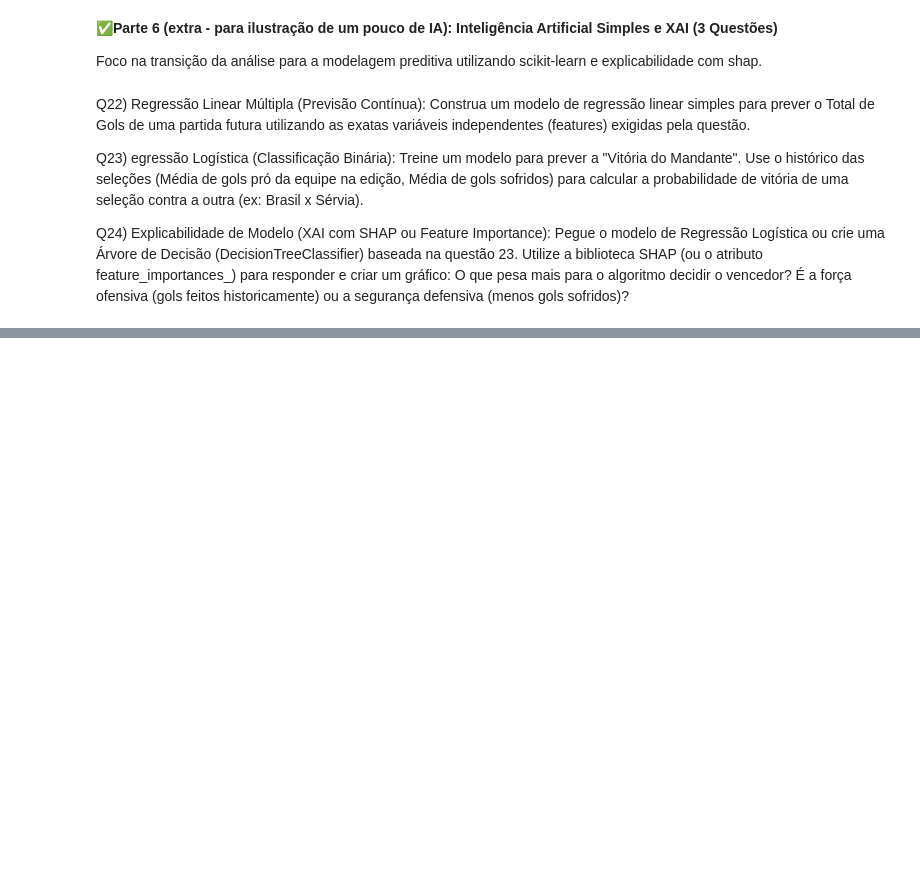
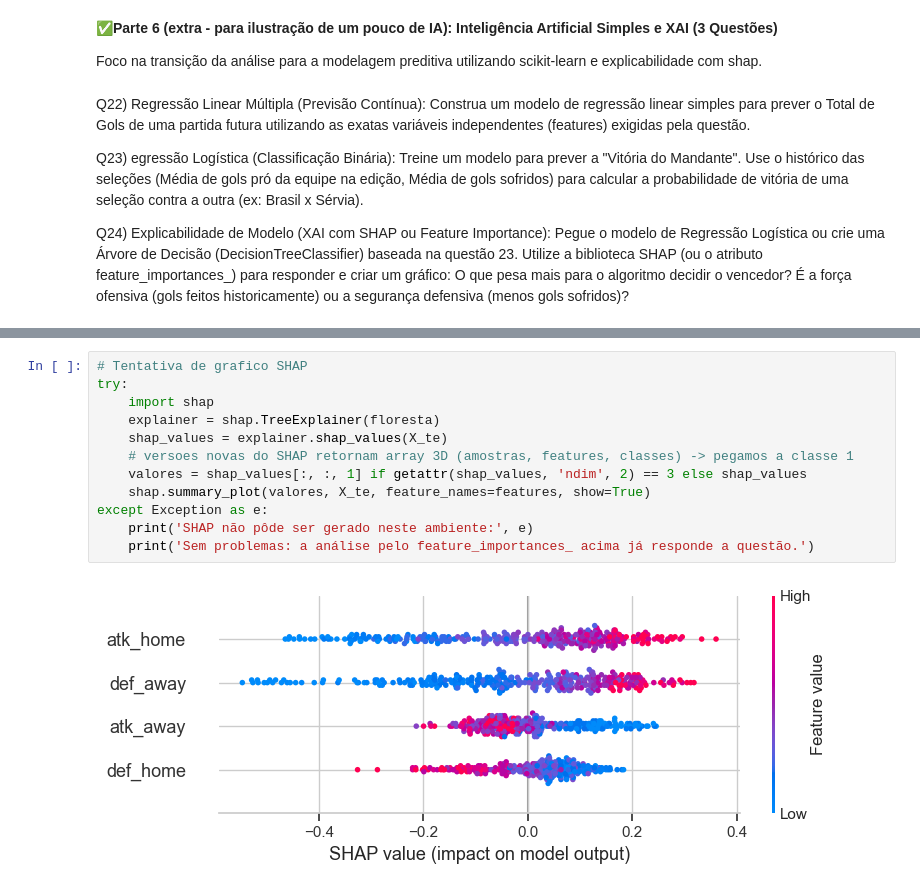
Before and after one commit to gabrielreisz/fifa-world-cup-analytics, a Jupyter notebook: notebooks/FCD_TP_AnaCampos_GabrielReis.ipynb, the cells around one changed output, grey strips where cells are left out. Drawn from its saved outputs; the diff is of its cells as text; blank space fills up the shorter version.

```diff
--- a/notebooks/FCD_TP_AnaCampos_GabrielReis.ipynb
+++ b/notebooks/FCD_TP_AnaCampos_GabrielReis.ipynb
@@ -683,0 +875,14 @@ Q24) Explicabilidade de Modelo (XAI com SHAP ou Feature Importance): Pegue o mod
+# %%
+# Tentativa de grafico SHAP
+try:
+    import shap
+    explainer = shap.TreeExplainer(floresta)
+    shap_values = explainer.shap_values(X_te)
+    # versoes novas do SHAP retornam array 3D (amostras, features, classes) -> pegamos a classe 1
+    valores = shap_values[:, :, 1] if getattr(shap_values, 'ndim', 2) == 3 else shap_values
+    shap.summary_plot(valores, X_te, feature_names=features, show=True)
+except Exception as e:
+    print('SHAP não pôde ser gerado neste ambiente:', e)
+    print('Sem problemas: a análise pelo feature_importances_ acima já responde a questão.')
+# %% [output]
+[figure, added]
```
Also changed, not shown: parts of 31 cells of this notebook, 1 other file.
